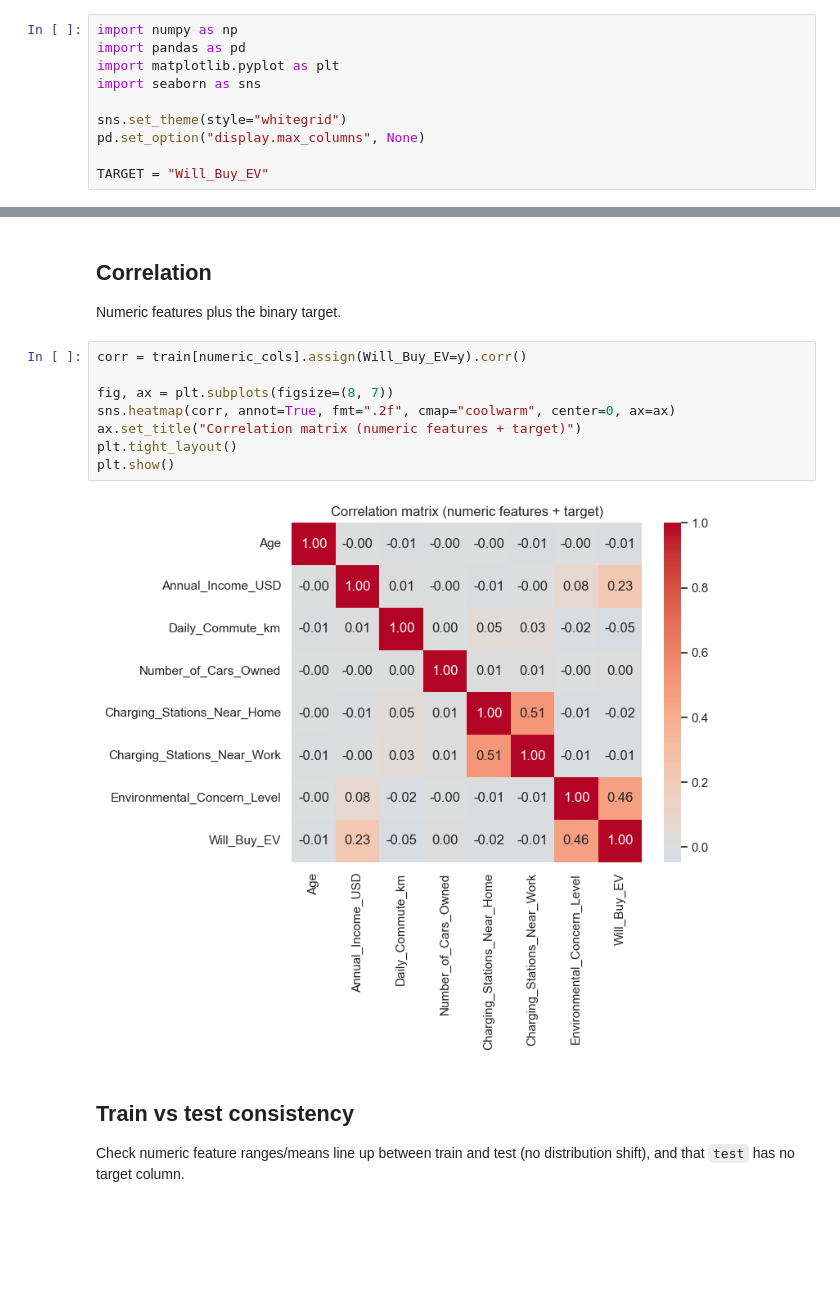
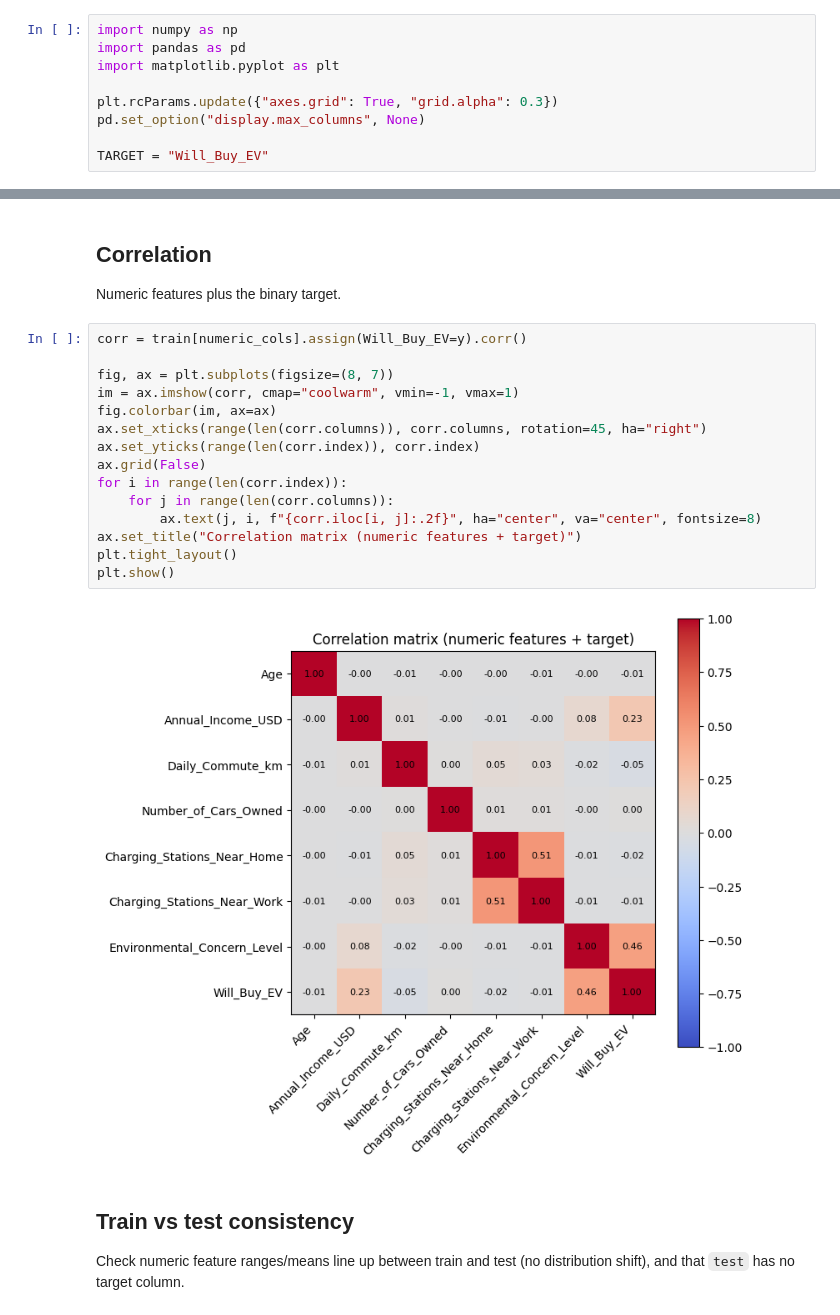
Before and after one commit to kphotchara/Predicting-Electric-Vehicle-Purchases, a Jupyter notebook: EDA.ipynb, the cells around one changed output, grey strips where cells are left out. Saved outputs shown, nothing was run; the diff lists cells and outputs as text; blank space fills up the shorter version.

```diff
--- a/EDA.ipynb
+++ b/EDA.ipynb
@@ -6,9 +6,8 @@ Playground Series (2026). Target: `Will_Buy_EV` (Yes/No), evaluated on ROC AUC.
 import numpy as np
 import pandas as pd
 import matplotlib.pyplot as plt
-import seaborn as sns
 
-sns.set_theme(style="whitegrid")
+plt.rcParams.update({"axes.grid": True, "grid.alpha": 0.3})
 pd.set_option("display.max_columns", None)
 
 TARGET = "Will_Buy_EV"
@@ -196,13 +233,20 @@ Numeric features plus the binary target.
 # %%
 corr = train[numeric_cols].assign(Will_Buy_EV=y).corr()
 
 fig, ax = plt.subplots(figsize=(8, 7))
-sns.heatmap(corr, annot=True, fmt=".2f", cmap="coolwarm", center=0, ax=ax)
+im = ax.imshow(corr, cmap="coolwarm", vmin=-1, vmax=1)
+fig.colorbar(im, ax=ax)
+ax.set_xticks(range(len(corr.columns)), corr.columns, rotation=45, ha="right")
+ax.set_yticks(range(len(corr.index)), corr.index)
+ax.grid(False)
+for i in range(len(corr.index)):
+    for j in range(len(corr.columns)):
+        ax.text(j, i, f"{corr.iloc[i, j]:.2f}", ha="center", va="center", fontsize=8)
 ax.set_title("Correlation matrix (numeric features + target)")
 plt.tight_layout()
 plt.show()
 # %% [output]
-[figure, old version]
+[figure, new version]
 # %% [markdown]
 ## Train vs test consistency
 
```
Also changed, not shown: parts of 6 cells of this notebook.
